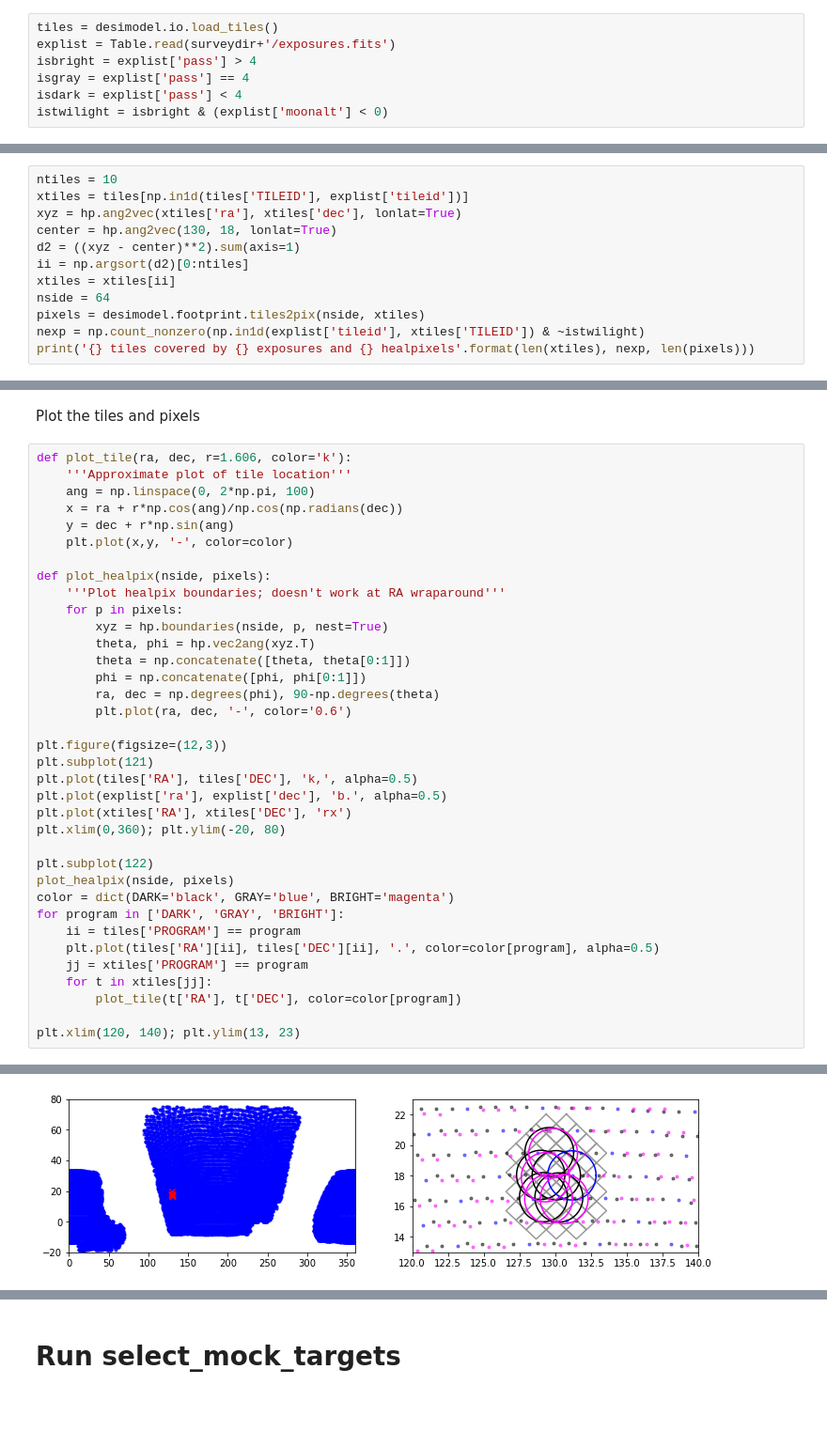
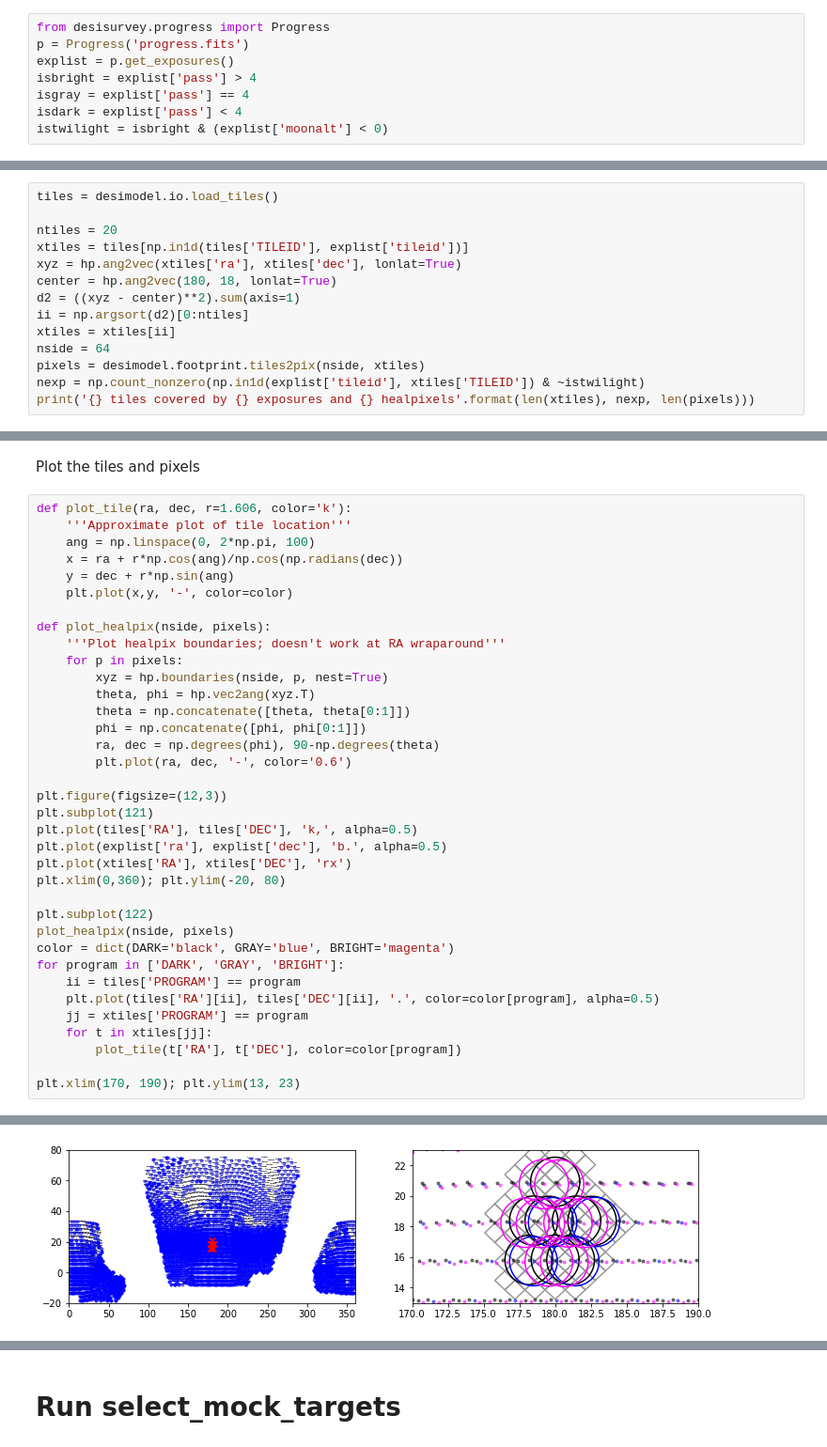
Before and after one commit to desihub/quicksurvey_example, a Jupyter notebook: readme.ipynb, the cells around one changed output, grey strips where cells are left out. Shown at 94% size. Drawn from its saved outputs; the diff is of its cells as text; blank space fills up the shorter version.

Commit message:
processing observed tiles

```diff
--- a/readme.ipynb
+++ b/readme.ipynb
@@ -58,6 +113,7 @@ Select a subset of tiles selected to have dark, gray, and bright while excluding
 # %%
-tiles = desimodel.io.load_tiles()
-explist = Table.read(surveydir+'/exposures.fits')
+from desisurvey.progress import Progress
+p = Progress('progress.fits')
+explist = p.get_exposures()
 isbright = explist['pass'] > 4
 isgray = explist['pass'] == 4
 isdark = explist['pass'] < 4
@@ -75,8 +133,10 @@ Pick 10 tiles nearest RA=130, dec=18
 # %%
-ntiles = 10
+tiles = desimodel.io.load_tiles()
+
+ntiles = 20
 xtiles = tiles[np.in1d(tiles['TILEID'], explist['tileid'])]
 xyz = hp.ang2vec(xtiles['ra'], xtiles['dec'], lonlat=True)
-center = hp.ang2vec(130, 18, lonlat=True)
+center = hp.ang2vec(180, 18, lonlat=True)
 d2 = ((xyz - center)**2).sum(axis=1)
 ii = np.argsort(d2)[0:ntiles]
 xtiles = xtiles[ii]
@@ -178,33 +251,33 @@ def plot_tile(ra, dec, r=1.606, color='k'):
 
 def plot_healpix(nside, pixels):
     '''Plot healpix boundaries; doesn't work at RA wraparound'''
     for p in pixels:
         xyz = hp.boundaries(nside, p, nest=True)
         theta, phi = hp.vec2ang(xyz.T)
         theta = np.concatenate([theta, theta[0:1]])
         phi = np.concatenate([phi, phi[0:1]])
         ra, dec = np.degrees(phi), 90-np.degrees(theta)
         plt.plot(ra, dec, '-', color='0.6')
 
 plt.figure(figsize=(12,3))
 plt.subplot(121)
 plt.plot(tiles['RA'], tiles['DEC'], 'k,', alpha=0.5)
 plt.plot(explist['ra'], explist['dec'], 'b.', alpha=0.5)
 plt.plot(xtiles['RA'], xtiles['DEC'], 'rx')
 plt.xlim(0,360); plt.ylim(-20, 80)
 
 plt.subplot(122)
 plot_healpix(nside, pixels)
 color = dict(DARK='black', GRAY='blue', BRIGHT='magenta')
 for program in ['DARK', 'GRAY', 'BRIGHT']:
     ii = tiles['PROGRAM'] == program
     plt.plot(tiles['RA'][ii], tiles['DEC'][ii], '.', color=color[program], alpha=0.5)
     jj = xtiles['PROGRAM'] == program
     for t in xtiles[jj]:
         plot_tile(t['RA'], t['DEC'], color=color[program])
 
-plt.xlim(120, 140); plt.ylim(13, 23)
+plt.xlim(170, 190); plt.ylim(13, 23)
 # %% [output]
 (13, 23)
-[figure, old version]
+[figure, new version]
 # %%
```
Also changed, not shown: parts of 31 cells of this notebook.
